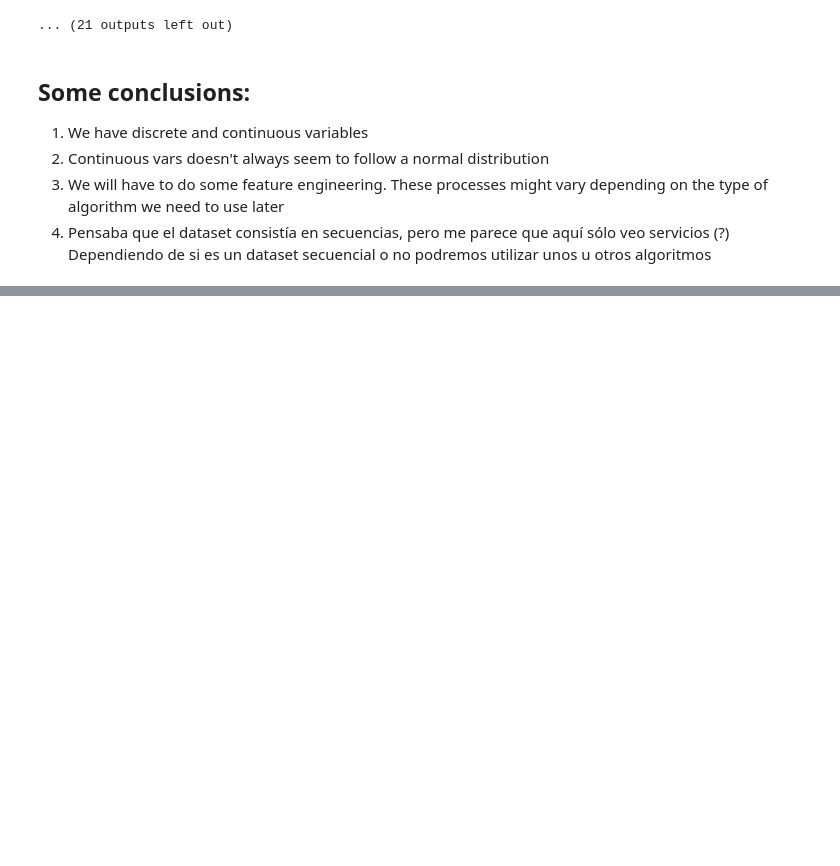
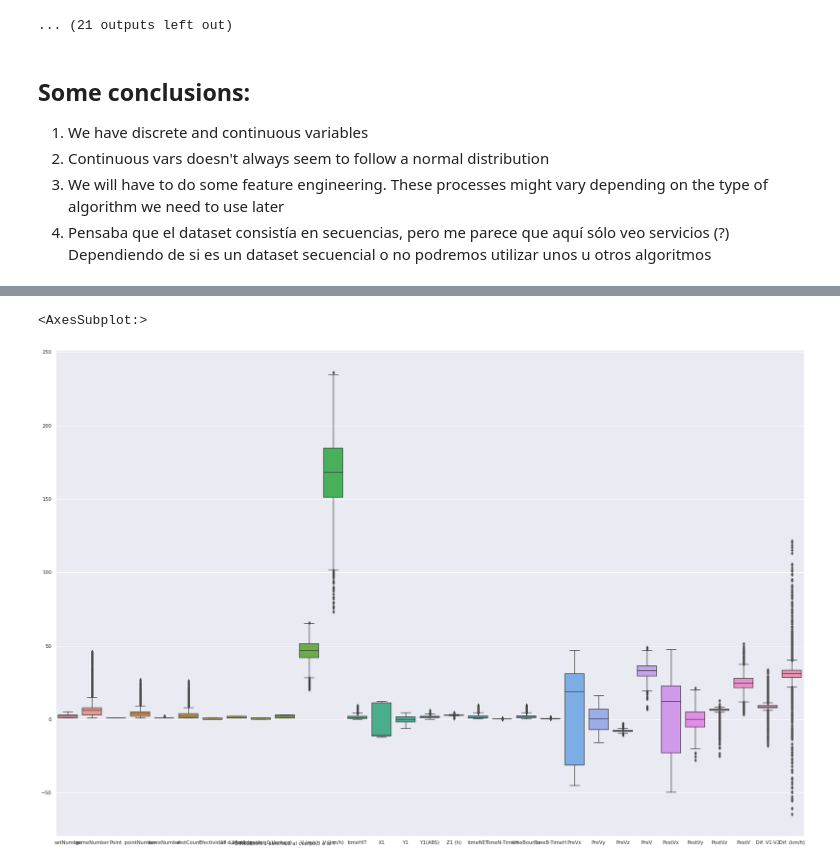
Before and after one commit to Jalagarto/tennis, a Jupyter notebook: EDA/understanding_data.ipynb, the cells around one changed output, grey strips where cells are left out. Cells and saved outputs as stored; diff of their text form; code cells hidden in the pictures; blank space fills up the shorter version.

```diff
--- a/EDA/understanding_data.ipynb
+++ b/EDA/understanding_data.ipynb
@@ -100,0 +197,5 @@ Error in startScore_Receiver   --->    Unable to parse string "LOS" at position
+# %%
+sn.boxplot(data=df)
+# %% [output]
+<AxesSubplot:>
+[figure, added]
```
Also changed, not shown: parts of 10 cells of this notebook, 3 other files.
